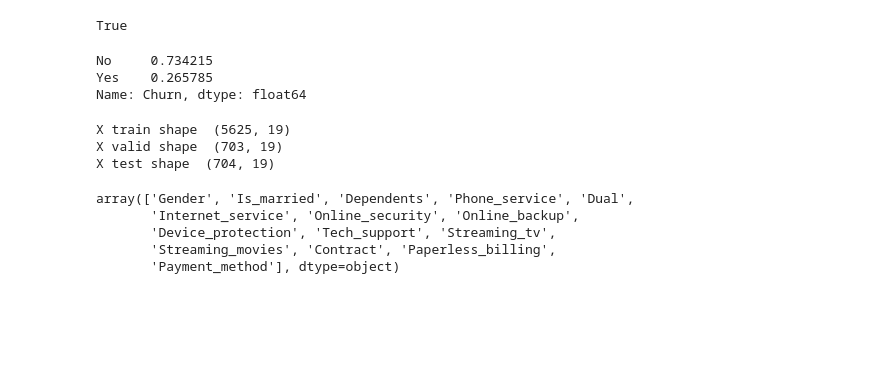
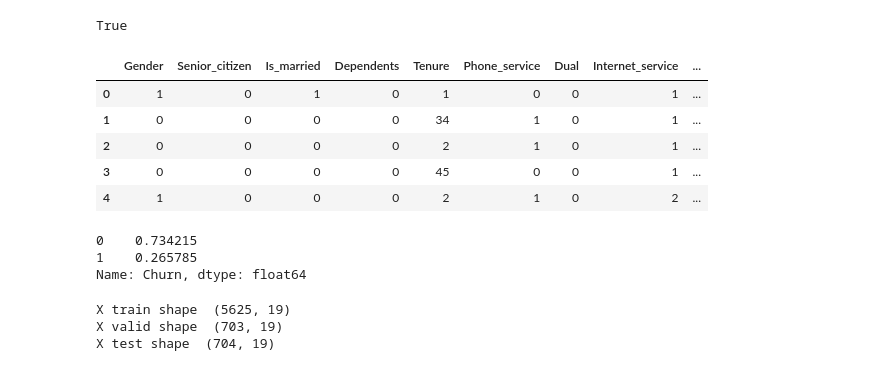
Before and after one commit to MohamedSamy853/AI-Powered-Assistant-for-Churn-Prediction, a Jupyter notebook: notebooks/churn_classification.ipynb, the cells around one changed output. Drawn from its saved outputs; the diff is of its cells as text; code cells hidden in the pictures; blank space fills up the shorter version.

```diff
--- a/notebooks/churn_classification.ipynb
+++ b/notebooks/churn_classification.ipynb
@@ -33,6 +38,23 @@ data.drop(columns='Customerid' , inplace=True)
+# %%
+mapping = {'Male':0 , 'Female':1 , 'Yes':1 , 'No':0 , 'No internet service':2 ,
+           'DSL':1 ,'Fiber optic':2 , 'Month-to-month':0 ,'One year':1 , 'Two year':2,
+           'Electronic check':0 ,'Mailed check':1 ,'Bank transfer (automatic)':2 ,'Credit card (automatic)':3   }
+# %%
+for col in data.columns:
+    if data[col].dtype == object and col not in ['Churn', 'Senior_citizen']:
+        data[col] = data[col].apply(lambda x : mapping[x]).astype(int)
+# %%
+data.head()
+# %% [output]
+|  | Gender | Senior_citizen | Is_married | Dependents | Tenure | Phone_service | Dual | Internet_service | ... |
+| 0 | 1 | 0 | 1 | 0 | 1 | 0 | 0 | 1 | ... |
+| 1 | 0 | 0 | 0 | 0 | 34 | 1 | 0 | 1 | ... |
+| 2 | 0 | 0 | 0 | 0 | 2 | 1 | 0 | 1 | ... |
+| 3 | 0 | 0 | 0 | 0 | 45 | 0 | 0 | 1 | ... |
+| 4 | 1 | 0 | 0 | 0 | 2 | 1 | 0 | 2 | ... |
 # %%
 data['Churn'].value_counts(normalize=True)
 # %% [output]
-No     0.734215
-Yes    0.265785
+0    0.734215
+1    0.265785
 Name: Churn, dtype: float64
@@ -57,13 +77,3 @@ print('X test shape ' , X_test.shape)
 X train shape  (5625, 19)
 X valid shape  (703, 19)
 X test shape  (704, 19)
-# %%
-#get categorical columns
-categorical_columns = X_train.select_dtypes(exclude='number').columns.values
-categorical_columns
-# %% [output]
-array(['Gender', 'Is_married', 'Dependents', 'Phone_service', 'Dual',
-       'Internet_service', 'Online_security', 'Online_backup',
-       'Device_protection', 'Tech_support', 'Streaming_tv',
-       'Streaming_movies', 'Contract', 'Paperless_billing',
-       'Payment_method'], dtype=object)
```
Also changed, not shown: parts of 16 cells of this notebook, 3 other files.
